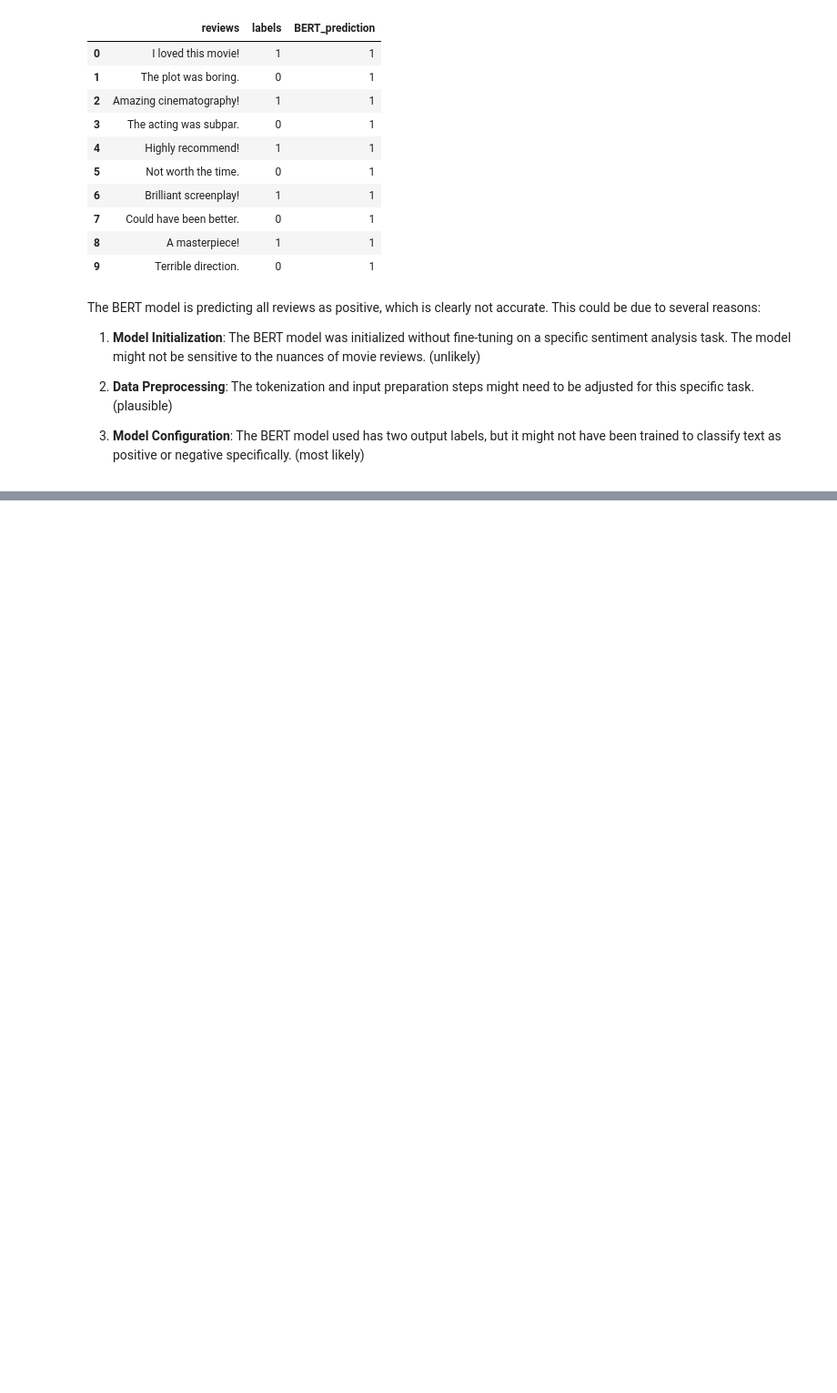
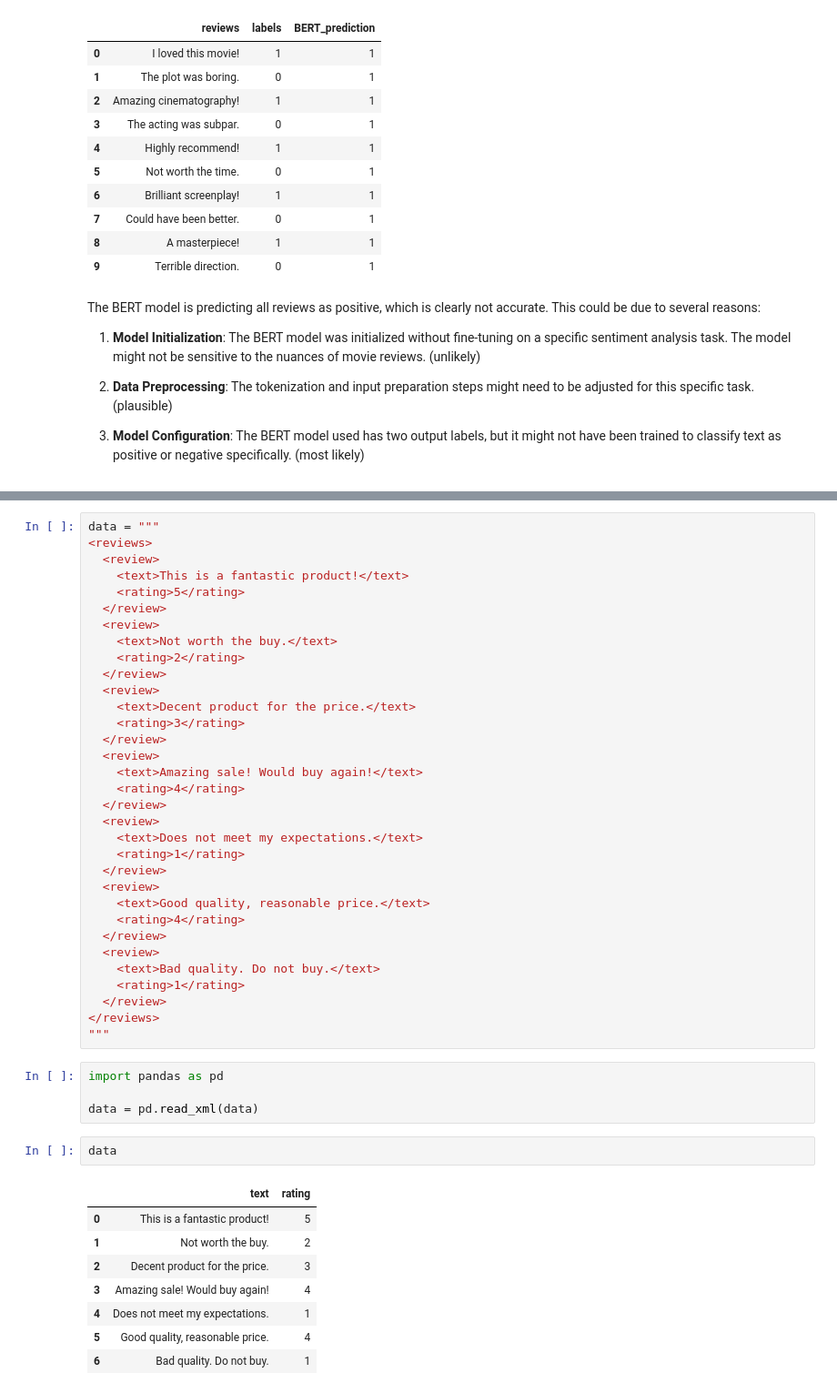
Before and after one commit to danmarino1/data_science_practice, a Jupyter notebook: sept_2023_questions.ipynb, the cells around one changed output, grey strips where cells are left out. Shown at 91% size. Drawn from its saved outputs; the diff is of its cells as text; blank space fills up the shorter version.

```diff
--- a/sept_2023_questions.ipynb
+++ b/sept_2023_questions.ipynb
@@ -1282,0 +1309,48 @@ The BERT model is predicting all reviews as positive, which is clearly not accur
+# %%
+data = """
+<reviews>
+  <review>
+    <text>This is a fantastic product!</text>
+    <rating>5</rating>
+  </review>
+  <review>
+    <text>Not worth the buy.</text>
+    <rating>2</rating>
+  </review>
+  <review>
+    <text>Decent product for the price.</text>
+    <rating>3</rating>
+  </review>
+  <review>
+    <text>Amazing sale! Would buy again!</text>
+    <rating>4</rating>
+  </review>
+  <review>
+    <text>Does not meet my expectations.</text>
+    <rating>1</rating>
+  </review>
+  <review>
+    <text>Good quality, reasonable price.</text>
+    <rating>4</rating>
+  </review>
+  <review>
+    <text>Bad quality. Do not buy.</text>
+    <rating>1</rating>
+  </review>
+</reviews>
+"""
+# %%
+import pandas as pd
+
+data = pd.read_xml(data)
+# %%
+data
+# %% [output]
+|  | text | rating |
+| 0 | This is a fantastic product! | 5 |
+| 1 | Not worth the buy. | 2 |
+| 2 | Decent product for the price. | 3 |
+| 3 | Amazing sale! Would buy again! | 4 |
+| 4 | Does not meet my expectations. | 1 |
+| 5 | Good quality, reasonable price. | 4 |
+| 6 | Bad quality. Do not buy. | 1 |
```
Also changed, not shown: parts of 4 cells of this notebook.
